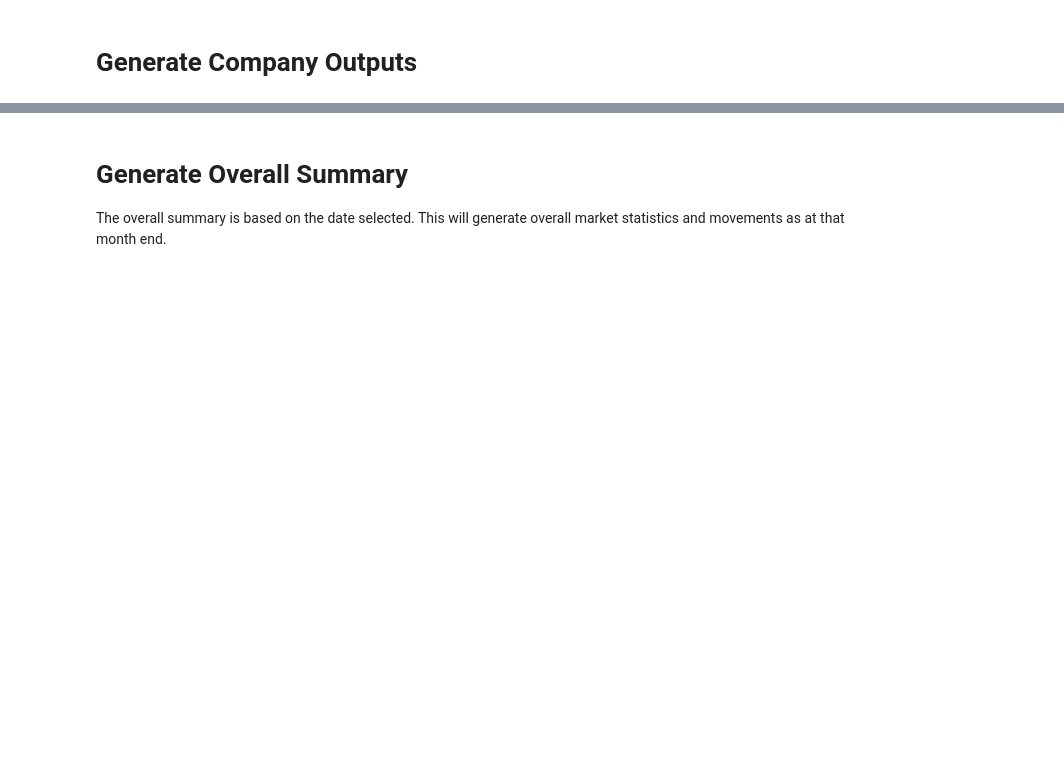
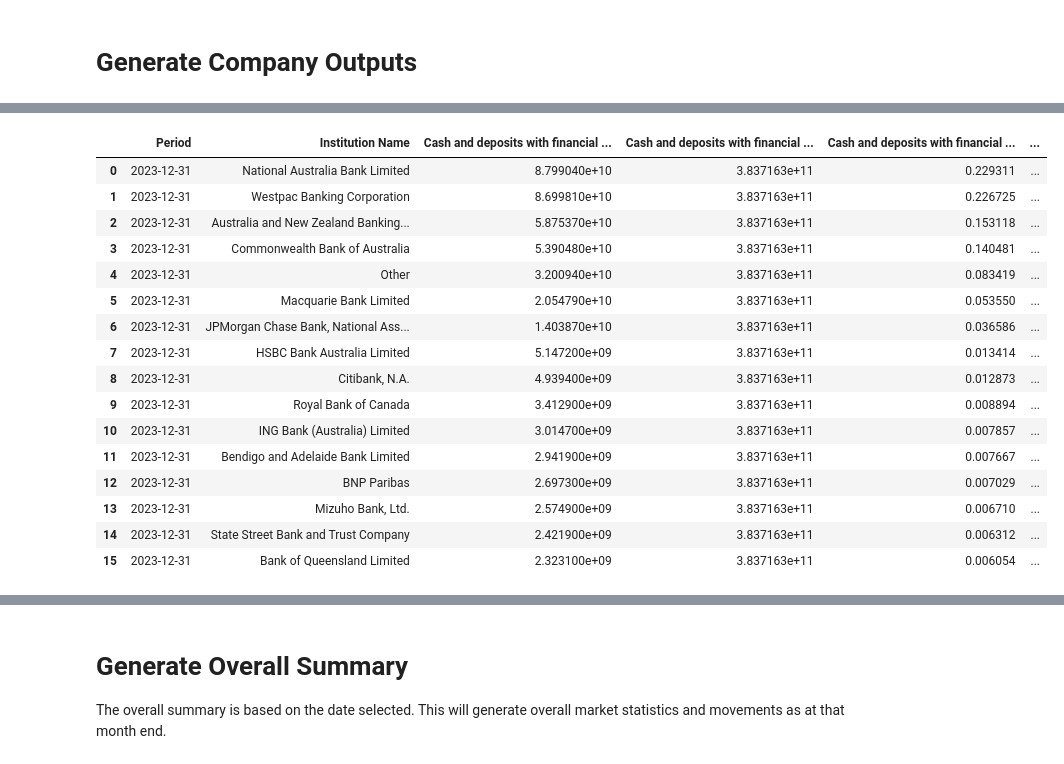
Before and after one commit to tyefraser/apra_monthly_adi_statistics, a Jupyter notebook: streamlit_app.ipynb, the cells around one changed output, grey strips where cells are left out. Drawn from its saved outputs; the diff is of its cells as text; code cells hidden in the pictures; blank space fills up the shorter version.

```diff
--- a/streamlit_app.ipynb
+++ b/streamlit_app.ipynb
@@ -688,0 +578,18 @@ print(f"top_x_value:{top_x_value}")
+# %%
+from calc_entity.calc_entity_outputs import graph_columns
+
+col_to_graph_df, col_to_graph_current_df, company_order_list, col_fig, col_to_graph, period_movements_dict = graph_columns(
+#tst = graph_columns(
+        df_cleaned=df_cleaned,
+        date_column=date_column,
+        selected_date=selected_date,
+        company_column=company_column,
+        selected_company=selected_company,
+        top_x_value=top_x_value,
+        value_columns_to_graph_list=value_columns_to_graph_list,
+        color_discrete_map=color_discrete_map,
+        data_config_dict=data_config_dict,
+)
+
+# col_to_graph_df
+# tst
@@ -688,0 +628,2 @@ print(f"top_x_value:{top_x_value}")
+# %%
+col_to_graph_current_df_original = col_to_graph_current_df.copy()
@@ -688,0 +825,29 @@ print(f"top_x_value:{top_x_value}")
+# %%
+from  utils import rounded_dollars
+
+period_key = '1_month'
+reference_balance_col = f"{col_to_graph} - {period_key} - balance"
+ref_bal_mvmt_dol_col = f"{col_to_graph} - {period_key} - movement ($)"
+ref_bal_mvmt_dol_col_txt = f"{col_to_graph} - {period_key} - movement ($) - text"
+ref_bal_mvmt_perc_col = f"{col_to_graph} - {period_key} - CAGR (%)"
+ref_bal_mvmt_perc_col_txt = f"{col_to_graph} - {period_key} - CAGR (%) - text"
+
+col_to_graph
+col_to_graph_df
+col_to_graph_current_df
+
+reference_balance_col
+ref_bal_mvmt_dol_col
+ref_bal_mvmt_dol_col_txt
+ref_bal_mvmt_perc_col
+ref_bal_mvmt_perc_col_txt
+
+col_to_graph_current_df
+
+
+formatted_dollars  = col_to_graph_current_df[ref_bal_mvmt_dol_col].apply(rounded_dollars) # Apply rounding to dollar values directly
+formatted_percentages = col_to_graph_current_df[ref_bal_mvmt_perc_col].apply(lambda x: f"(CAGR: {x * 100:.1f} %)")
+text_column = f"{col_to_graph} - text"
+col_to_graph_current_df[text_column] = formatted_dollars + ' ' + formatted_percentages # Combine the formatted strings
+col_to_graph_current_df
+# %% [output]
@@ -688,0 +870,17 @@ print(f"top_x_value:{top_x_value}")
+|  | Period | Institution Name | Cash and deposits with financial ... | Cash and deposits with financial ... | Cash and deposits with financial ... | ... |
+| 0 | 2023-12-31 | National Australia Bank Limited | 8.799040e+10 | 3.837163e+11 | 0.229311 | ... |
+| 1 | 2023-12-31 | Westpac Banking Corporation | 8.699810e+10 | 3.837163e+11 | 0.226725 | ... |
+| 2 | 2023-12-31 | Australia and New Zealand Banking... | 5.875370e+10 | 3.837163e+11 | 0.153118 | ... |
+| 3 | 2023-12-31 | Commonwealth Bank of Australia | 5.390480e+10 | 3.837163e+11 | 0.140481 | ... |
+| 4 | 2023-12-31 | Other | 3.200940e+10 | 3.837163e+11 | 0.083419 | ... |
+| 5 | 2023-12-31 | Macquarie Bank Limited | 2.054790e+10 | 3.837163e+11 | 0.053550 | ... |
+| 6 | 2023-12-31 | JPMorgan Chase Bank, National Ass... | 1.403870e+10 | 3.837163e+11 | 0.036586 | ... |
+| 7 | 2023-12-31 | HSBC Bank Australia Limited | 5.147200e+09 | 3.837163e+11 | 0.013414 | ... |
+| 8 | 2023-12-31 | Citibank, N.A. | 4.939400e+09 | 3.837163e+11 | 0.012873 | ... |
+| 9 | 2023-12-31 | Royal Bank of Canada | 3.412900e+09 | 3.837163e+11 | 0.008894 | ... |
+| 10 | 2023-12-31 | ING Bank (Australia) Limited | 3.014700e+09 | 3.837163e+11 | 0.007857 | ... |
+| 11 | 2023-12-31 | Bendigo and Adelaide Bank Limited | 2.941900e+09 | 3.837163e+11 | 0.007667 | ... |
+| 12 | 2023-12-31 | BNP Paribas | 2.697300e+09 | 3.837163e+11 | 0.007029 | ... |
+| 13 | 2023-12-31 | Mizuho Bank, Ltd. | 2.574900e+09 | 3.837163e+11 | 0.006710 | ... |
+| 14 | 2023-12-31 | State Street Bank and Trust Company | 2.421900e+09 | 3.837163e+11 | 0.006312 | ... |
+| 15 | 2023-12-31 | Bank of Queensland Limited | 2.323100e+09 | 3.837163e+11 | 0.006054 | ... |
```
Also changed, not shown: parts of 91 cells of this notebook, 13 other files.
